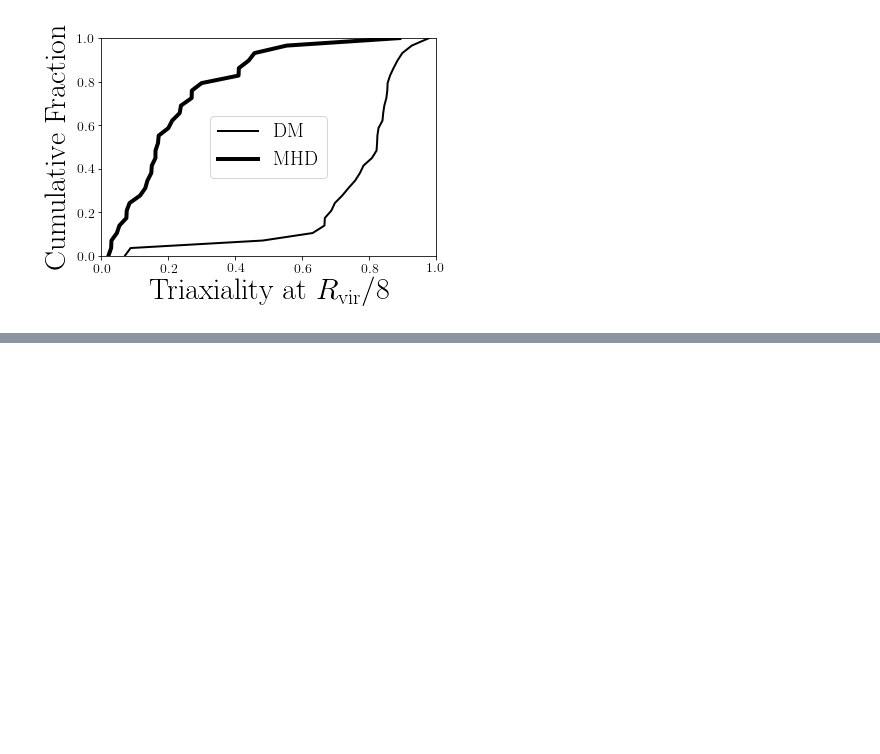
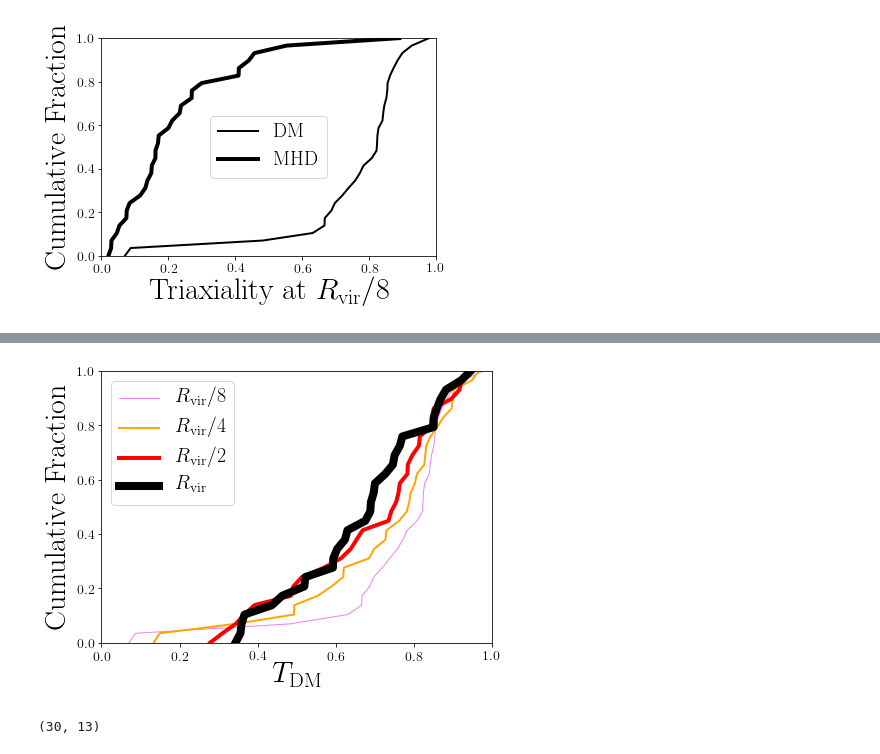
Before and after one commit to jdprada1760/Paper_Halo_shapes, a Jupyter notebook: Code/Triaxial_Plane.ipynb, the cells around one changed output, grey strips where cells are left out. Drawn from its saved outputs; the diff is of its cells as text; code cells hidden in the pictures; blank space fills up the shorter version.

```diff
--- a/Code/Triaxial_Plane.ipynb
+++ b/Code/Triaxial_Plane.ipynb
@@ -252,0 +271,15 @@ plt.legend(fontsize=20)
+# %%
+plt.figure(figsize=(7,5))
+plt.plot(np.sort(T_DM[:,0]), np.linspace(0,1,30), label=r'$R_{\rm vir}/8$', linewidth=1, color='violet')
+plt.plot(np.sort(T_DM[:,1]), np.linspace(0,1,30), label=r'$R_{\rm vir}/4$', linewidth=2, color='orange')
+plt.plot(np.sort(T_DM[:,2]), np.linspace(0,1,30), label=r'$R_{\rm vir}/2$', linewidth=4, color='red')
+plt.plot(np.sort(T_DM[:,3]), np.linspace(0,1,30), label=r'$R_{\rm vir}$', linewidth=8, color='black')
+
+plt.xlabel(r"$T_{\rm DM}$")
+plt.ylabel("Cumulative Fraction")
+plt.xlim([0,1.0])
+plt.ylim([0,1])
+plt.legend(fontsize=20)
+plt.savefig("../Document/triaxialiy_distro_DM.pdf", bbox_inches='tight')
+# %% [output]
+[figure, added]
@@ -252,0 +288,4 @@ plt.legend(fontsize=20)
+# %%
+np.shape(properties)
+# %% [output]
+(30, 13)
```
Also changed, not shown: parts of 6 cells of this notebook.
